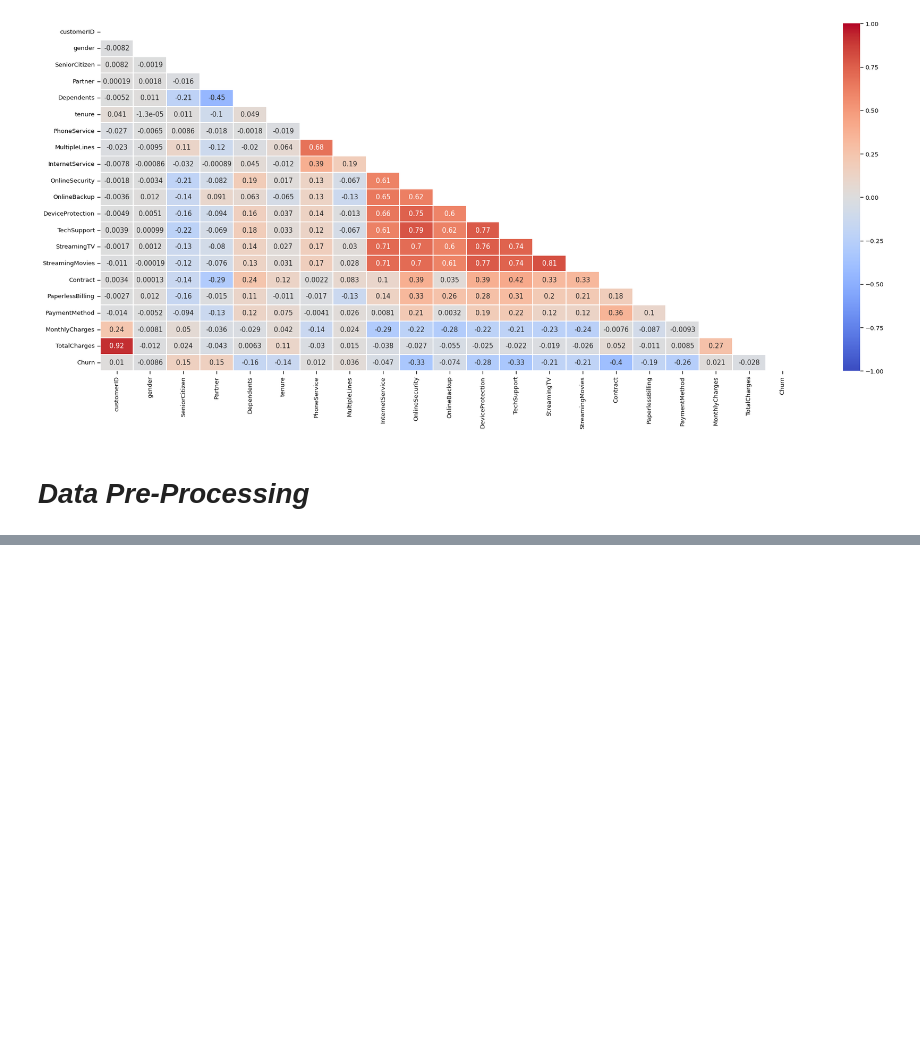
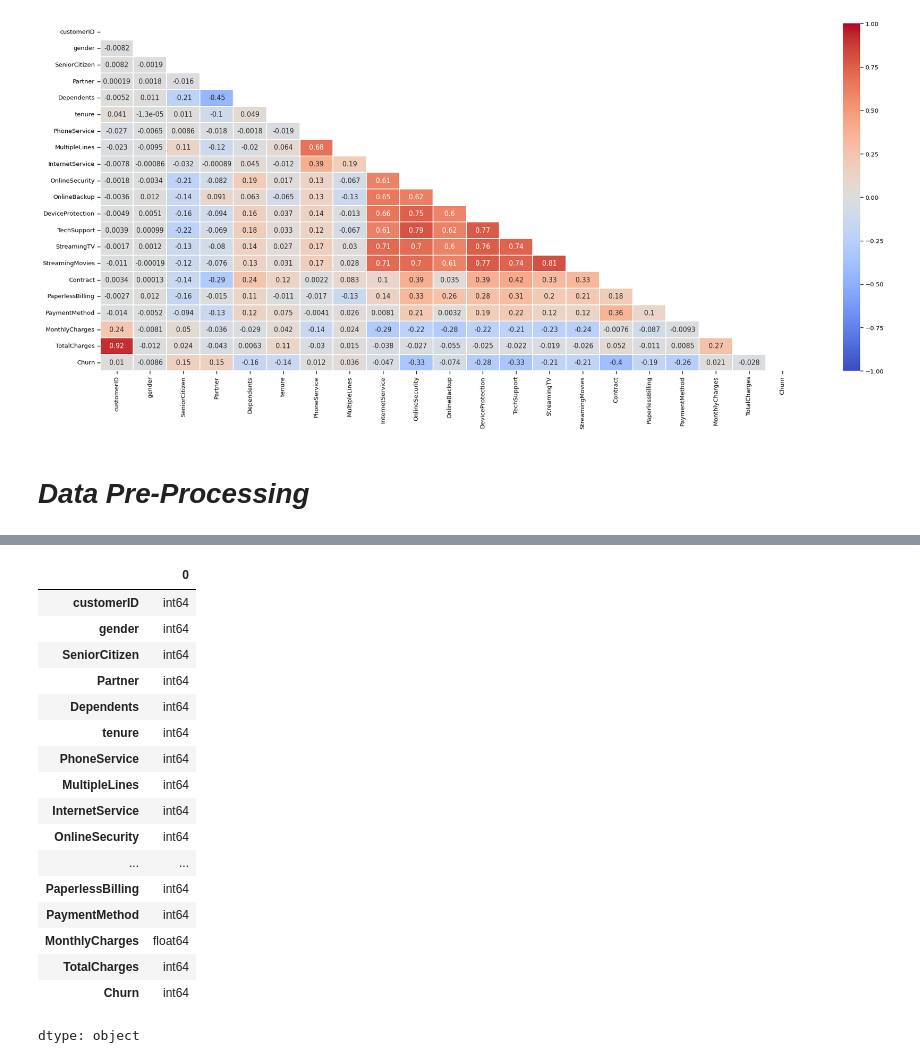
Before and after one commit to haroonkhan02/Customer-Churn-Prediction, a Jupyter notebook: Customer_Churn_Prediction.ipynb, the cells around one changed output, grey strips where cells are left out. Saved outputs shown, nothing was run; the diff lists cells and outputs as text; code cells hidden in the pictures; blank space fills up the shorter version.

```diff
--- a/Customer_Churn_Prediction.ipynb
+++ b/Customer_Churn_Prediction.ipynb
@@ -282,0 +300,21 @@ ax = sns.heatmap(corr, mask=mask, xticklabels=corr.columns, yticklabels=corr.col
+# %%
+df.dtypes
+# %% [output]
+|  | 0 |
+| customerID | int64 |
+| gender | int64 |
+| SeniorCitizen | int64 |
+| Partner | int64 |
+| Dependents | int64 |
+| tenure | int64 |
+| PhoneService | int64 |
+| MultipleLines | int64 |
+| InternetService | int64 |
+| OnlineSecurity | int64 |
+| ... | ... |
+| PaperlessBilling | int64 |
+| PaymentMethod | int64 |
+| MonthlyCharges | float64 |
+| TotalCharges | int64 |
+| Churn | int64 |
+dtype: object
```
Also changed, not shown: parts of 4 cells of this notebook.
